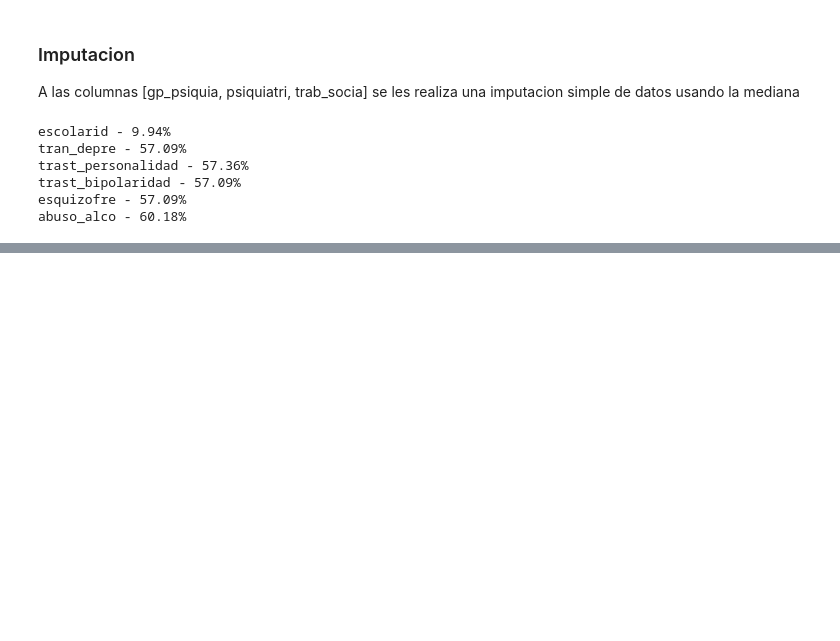
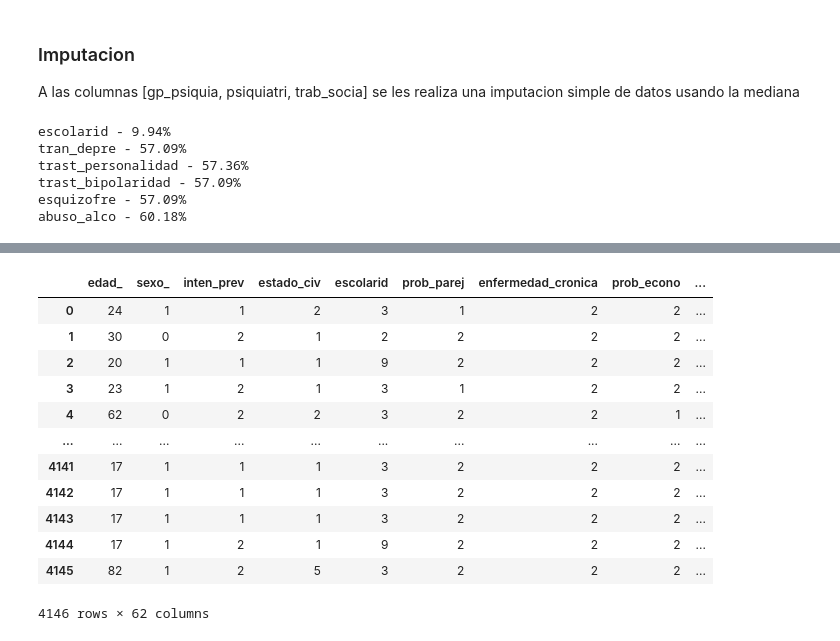
Before and after one commit to sescobar99/MS-labs, a Jupyter notebook: Proyecto/Limpieza/Clean_desplegado.ipynb, the cells around one changed output, grey strips where cells are left out. Drawn from its saved outputs; the diff is of its cells as text; code cells hidden in the pictures; blank space fills up the shorter version.

```diff
--- a/Proyecto/Limpieza/Clean_desplegado.ipynb
+++ b/Proyecto/Limpieza/Clean_desplegado.ipynb
@@ -645,0 +508,22 @@ newDf.to_csv('cleanData.csv',index=False)
+# %%
+imputer = SimpleImputer(strategy="most_frequent")
+# fit on the dataset
+imputer.fit(df2)
+# transform the dataset
+Xtrans = imputer.transform(df2)
+cds_imputed = pd.DataFrame(Xtrans, columns = df2.columns)
+cds_imputed
+# %% [output]
+|  | edad_ | sexo_ | inten_prev | estado_civ | escolarid | prob_parej | enfermedad_cronica | prob_econo | ... |
+| 0 | 24 | 1 | 1 | 2 | 3 | 1 | 2 | 2 | ... |
+| 1 | 30 | 0 | 2 | 1 | 2 | 2 | 2 | 2 | ... |
+| 2 | 20 | 1 | 1 | 1 | 9 | 2 | 2 | 2 | ... |
+| 3 | 23 | 1 | 2 | 1 | 3 | 1 | 2 | 2 | ... |
+| 4 | 62 | 0 | 2 | 2 | 3 | 2 | 2 | 1 | ... |
+| ... | ... | ... | ... | ... | ... | ... | ... | ... | ... |
+| 4141 | 17 | 1 | 1 | 1 | 3 | 2 | 2 | 2 | ... |
+| 4142 | 17 | 1 | 1 | 1 | 3 | 2 | 2 | 2 | ... |
+| 4143 | 17 | 1 | 1 | 1 | 3 | 2 | 2 | 2 | ... |
+| 4144 | 17 | 1 | 2 | 1 | 9 | 2 | 2 | 2 | ... |
+| 4145 | 82 | 1 | 2 | 5 | 3 | 2 | 2 | 2 | ... |
+4146 rows × 62 columns
```
Also changed, not shown: parts of 46 cells of this notebook, 5 other files.
